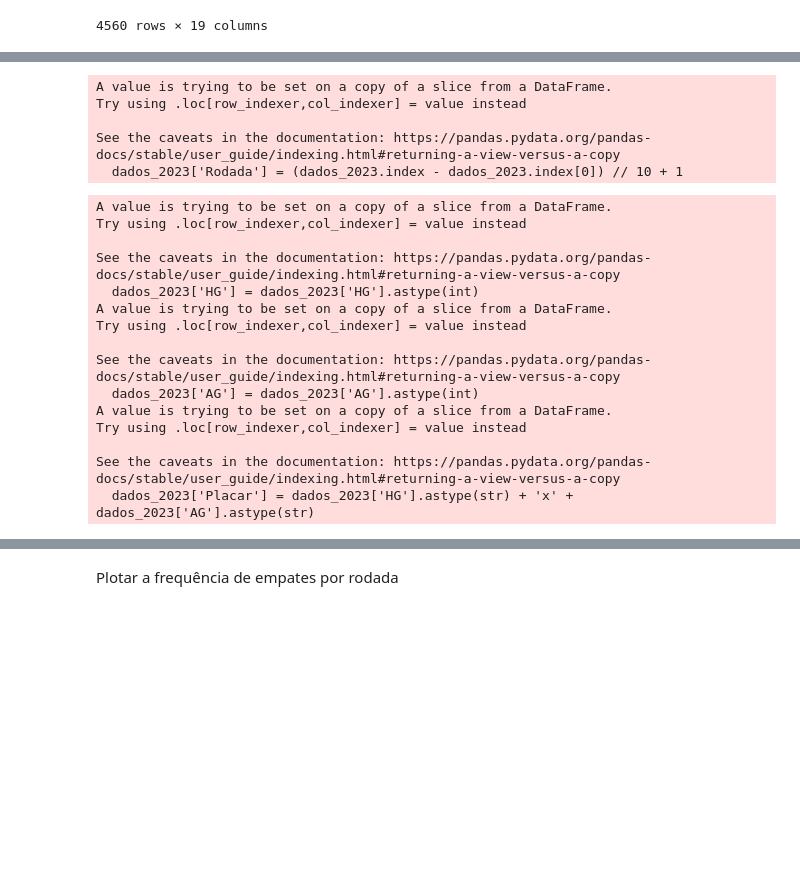
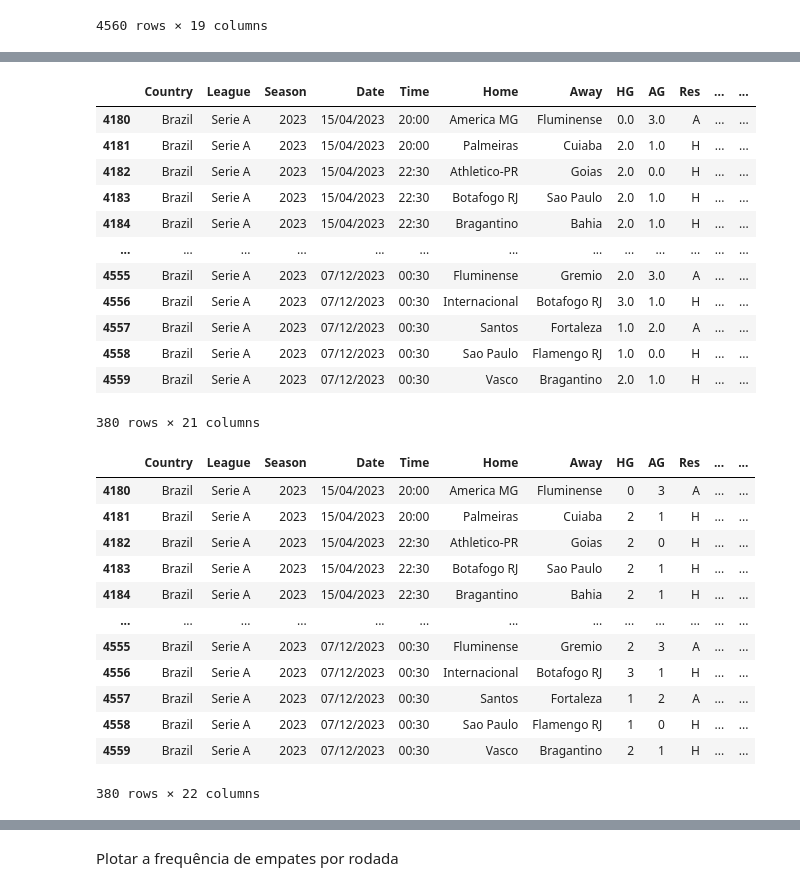
Before and after one commit to Matheussantos25/Analise-Futebol, a Jupyter notebook: empates.ipynb, the cells around one changed output, grey strips where cells are left out. Saved outputs shown, nothing was run; the diff lists cells and outputs as text; code cells hidden in the pictures; blank space fills up the shorter version.

```diff
--- a/empates.ipynb
+++ b/empates.ipynb
@@ -38,37 +38,42 @@ dados_2023
-# %%
-total_jogos = len(dados_2023)
-numero_rodadas = total_jogos // 10
-
-# Criar uma coluna para indicar a rodada de cada jogo
-# Como Python é baseado em zero, adicionamos 1 para começar a contagem da rodada em 1
-dados_2023['Rodada'] = (dados_2023.index - dados_2023.index[0]) // 10 + 1
-# %% [output]
-A value is trying to be set on a copy of a slice from a DataFrame.
-Try using .loc[row_indexer,col_indexer] = value instead
-
-See the caveats in the documentation: https://pandas.pydata.org/pandas-docs/stable/user_guide/indexing.html#returning-a-view-versus-a-copy
-  dados_2023['Rodada'] = (dados_2023.index - dados_2023.index[0]) // 10 + 1
+# %%
+dados_2023.loc[:, 'Rodada'] = (dados_2023.index - dados_2023.index[0]) // 10 + 1
+dados_2023
+# %% [output]
+|  | Country | League | Season | Date | Time | Home | Away | HG | AG | Res | ... | ... |
+| 4180 | Brazil | Serie A | 2023 | 15/04/2023 | 20:00 | America MG | Fluminense | 0.0 | 3.0 | A | ... | ... |
+| 4181 | Brazil | Serie A | 2023 | 15/04/2023 | 20:00 | Palmeiras | Cuiaba | 2.0 | 1.0 | H | ... | ... |
+| 4182 | Brazil | Serie A | 2023 | 15/04/2023 | 22:30 | Athletico-PR | Goias | 2.0 | 0.0 | H | ... | ... |
+| 4183 | Brazil | Serie A | 2023 | 15/04/2023 | 22:30 | Botafogo RJ | Sao Paulo | 2.0 | 1.0 | H | ... | ... |
+| 4184 | Brazil | Serie A | 2023 | 15/04/2023 | 22:30 | Bragantino | Bahia | 2.0 | 1.0 | H | ... | ... |
+| ... | ... | ... | ... | ... | ... | ... | ... | ... | ... | ... | ... | ... |
+| 4555 | Brazil | Serie A | 2023 | 07/12/2023 | 00:30 | Fluminense | Gremio | 2.0 | 3.0 | A | ... | ... |
+| 4556 | Brazil | Serie A | 2023 | 07/12/2023 | 00:30 | Internacional | Botafogo RJ | 3.0 | 1.0 | H | ... | ... |
+| 4557 | Brazil | Serie A | 2023 | 07/12/2023 | 00:30 | Santos | Fortaleza | 1.0 | 2.0 | A | ... | ... |
+| 4558 | Brazil | Serie A | 2023 | 07/12/2023 | 00:30 | Sao Paulo | Flamengo RJ | 1.0 | 0.0 | H | ... | ... |
+| 4559 | Brazil | Serie A | 2023 | 07/12/2023 | 00:30 | Vasco | Bragantino | 2.0 | 1.0 | H | ... | ... |
+380 rows × 21 columns
 # %%
-# Garantir que 'HG' e 'AG' são inteiros (para remover qualquer parte decimal)
-dados_2023['HG'] = dados_2023['HG'].astype(int)
-dados_2023['AG'] = dados_2023['AG'].astype(int)
+# Converter a coluna 'HG' para int
+dados_2023.loc[:, 'HG'] = dados_2023['HG'].astype(int)
 
-# Criar uma coluna 'Placar' que combina os gols da casa e os gols do visitante com o formato desejado
-dados_2023['Placar'] = dados_2023['HG'].astype(str) + 'x' + dados_2023['AG'].astype(str)
+# Converter a coluna 'AG' para int
+dados_2023.loc[:, 'AG'] = dados_2023['AG'].astype(int)
+
+# Criar a coluna 'Placar'
+dados_2023.loc[:, 'Placar'] = dados_2023['HG'].astype(str) + 'x' + dados_2023['AG'].astype(str)
+dados_2023
 # %% [output]
+|  | Country | League | Season | Date | Time | Home | Away | HG | AG | Res | ... | ... |
+| 4180 | Brazil | Serie A | 2023 | 15/04/2023 | 20:00 | America MG | Fluminense | 0 | 3 | A | ... | ... |
+| 4181 | Brazil | Serie A | 2023 | 15/04/2023 | 20:00 | Palmeiras | Cuiaba | 2 | 1 | H | ... | ... |
+| 4182 | Brazil | Serie A | 2023 | 15/04/2023 | 22:30 | Athletico-PR | Goias | 2 | 0 | H | ... | ... |
+| 4183 | Brazil | Serie A | 2023 | 15/04/2023 | 22:30 | Botafogo RJ | Sao Paulo | 2 | 1 | H | ... | ... |
+| 4184 | Brazil | Serie A | 2023 | 15/04/2023 | 22:30 | Bragantino | Bahia | 2 | 1 | H | ... | ... |
+| ... | ... | ... | ... | ... | ... | ... | ... | ... | ... | ... | ... | ... |
+| 4555 | Brazil | Serie A | 2023 | 07/12/2023 | 00:30 | Fluminense | Gremio | 2 | 3 | A | ... | ... |
+| 4556 | Brazil | Serie A | 2023 | 07/12/2023 | 00:30 | Internacional | Botafogo RJ | 3 | 1 | H | ... | ... |
+| 4557 | Brazil | Serie A | 2023 | 07/12/2023 | 00:30 | Santos | Fortaleza | 1 | 2 | A | ... | ... |
+| 4558 | Brazil | Serie A | 2023 | 07/12/2023 | 00:30 | Sao Paulo | Flamengo RJ | 1 | 0 | H | ... | ... |
+| 4559 | Brazil | Serie A | 2023 | 07/12/2023 | 00:30 | Vasco | Bragantino | 2 | 1 | H | ... | ... |
-A value is trying to be set on a copy of a slice from a DataFrame.
-Try using .loc[row_indexer,col_indexer] = value instead
-
-See the caveats in the documentation: https://pandas.pydata.org/pandas-docs/stable/user_guide/indexing.html#returning-a-view-versus-a-copy
-  dados_2023['HG'] = dados_2023['HG'].astype(int)
-A value is trying to be set on a copy of a slice from a DataFrame.
-Try using .loc[row_indexer,col_indexer] = value instead
-
-See the caveats in the documentation: https://pandas.pydata.org/pandas-docs/stable/user_guide/indexing.html#returning-a-view-versus-a-copy
-  dados_2023['AG'] = dados_2023['AG'].astype(int)
-A value is trying to be set on a copy of a slice from a DataFrame.
-Try using .loc[row_indexer,col_indexer] = value instead
-
-See the caveats in the documentation: https://pandas.pydata.org/pandas-docs/stable/user_guide/indexing.html#returning-a-view-versus-a-copy
-  dados_2023['Placar'] = dados_2023['HG'].astype(str) + 'x' + dados_2023['AG'].astype(str)
+380 rows × 22 columns
 # %%
```
Also changed, not shown: parts of 14 cells of this notebook, 1 other file.
